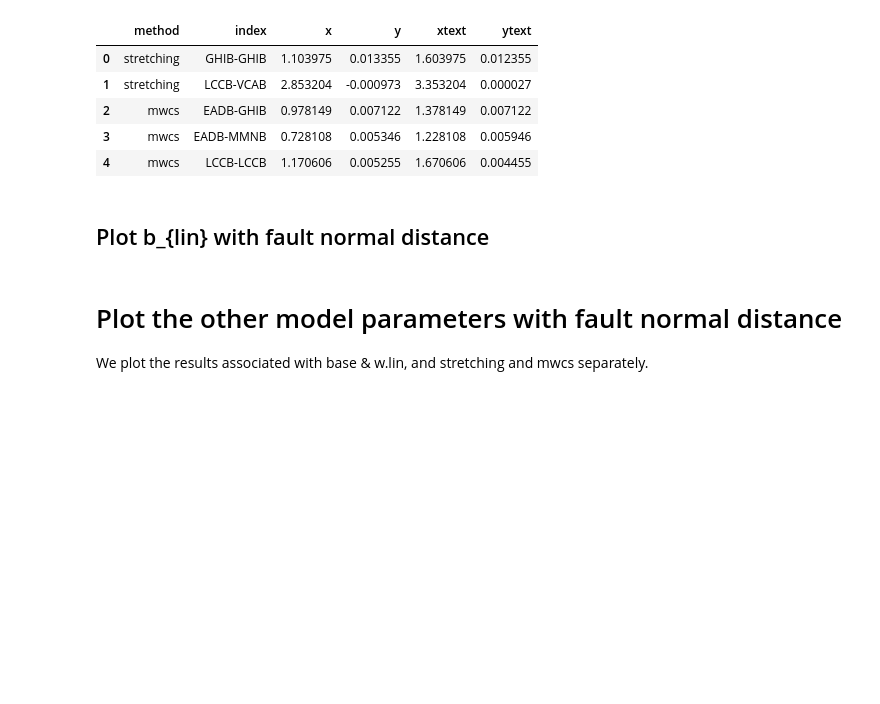
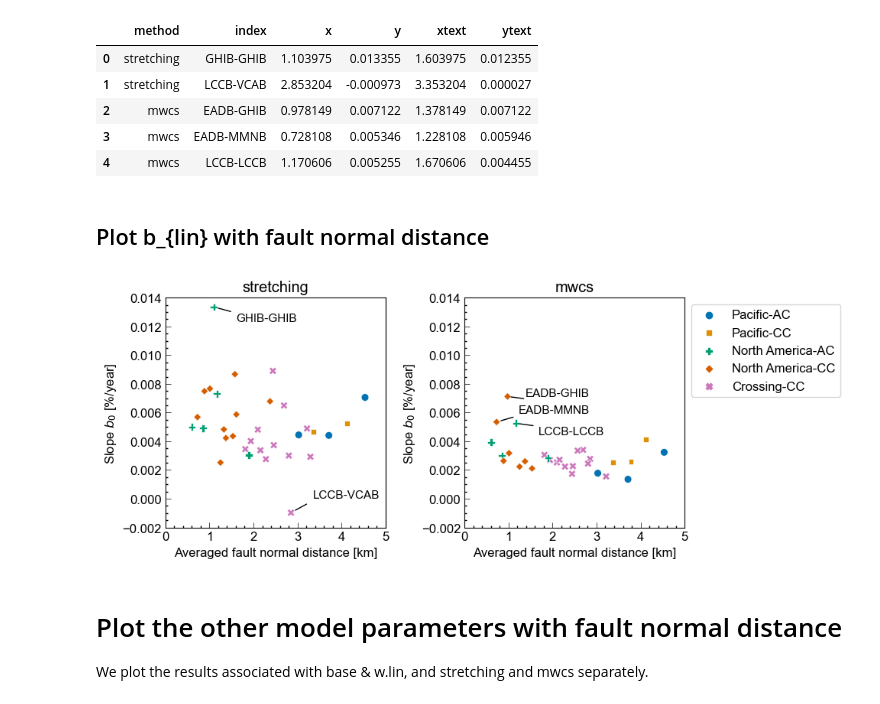
Before and after one commit to kura-okubo/SeisMonitoring_Paper, a Jupyter notebook: Post/ModelFit/code/modelfit_07_MCMC_plotstats.ipynb, the cells around one changed output. Cells and saved outputs as stored; diff of their text form; code cells hidden in the pictures; blank space fills up the shorter version.

```diff
--- a/Post/ModelFit/code/modelfit_07_MCMC_plotstats.ipynb
+++ b/Post/ModelFit/code/modelfit_07_MCMC_plotstats.ipynb
@@ -372,14 +403,14 @@ np.random.seed(20230420)
 key="a0"
 sns.boxplot(x="modelcase", y=key, hue="method",data=df_all_residuthresh, showfliers=False, palette=cpalette, ax=axs[0, 0])
 sns.stripplot(x="modelcase", y=key, hue="method", data=df_all_residuthresh, jitter=True, dodge=True, palette='dark:k', legend=None, size=js, ax=axs[0, 0])
-axs[0, 0].set_ylabel("a0")
+axs[0, 0].set_ylabel("$a_0$")
 axs[0, 0].set_ylim([-0.1, 0.05])
 
 # p1
 key="p1"
 sns.boxplot(x="modelcase", y=key, hue="method", data=df_all_residuthresh, showfliers=False, palette=cpalette, ax=axs[0, 1])
 sns.stripplot(x="modelcase", y=key, hue="method", data=df_all_residuthresh, jitter=True, dodge=True, palette='dark:k', legend=None, size=js, ax=axs[0, 1])
-axs[0, 1].set_ylabel("p1")
+axs[0, 1].set_ylabel("$p_1$")
 axs[0, 1].set_ylim([-0.01, 0.001])
 # axs[0, 1].set_yscale('log')
 
@@ -388,14 +419,14 @@ axs[0, 1].set_ylim([-0.01, 0.001])
 key="p2"
 sns.boxplot(x="modelcase", y=key, hue="method", data=df_all_residuthresh, showfliers=False, palette=cpalette, ax=axs[0, 2])
 sns.stripplot(x="modelcase", y=key, hue="method", data=df_all_residuthresh, jitter=True, dodge=True, palette='dark:k', legend=None, size=js, ax=axs[0, 2])
-axs[0, 2].set_ylabel("p2")
+axs[0, 2].set_ylabel("$p_2$")
 axs[0, 2].set_ylim([-0.0022, 0.0022])
 
 # t_shift
 key="t_{shiftdays}"
 sns.boxplot(x="modelcase", y=key, hue="method", data=df_all_residuthresh, showfliers=False, palette=cpalette, ax=axs[0, 3])
 sns.stripplot(x="modelcase", y=key, hue="method", data=df_all_residuthresh, jitter=True, dodge=True, palette='dark:k', legend=None, size=js, ax=axs[0, 3])
-axs[0, 3].set_ylabel("Temperature shift [days]")
+axs[0, 3].set_ylabel(r'$t_{0}^{shift}$ [day]')
 axs[0, 3].set_ylim([-5, 95])
 axs[0, 3].set_yticks(np.arange(0, 95, 15))
 
@@ -406,7 +437,7 @@ tmaxlimit=[1e0, 1e4]
 key="S1"
 sns.boxplot(x="modelcase", y=key, hue="method", data=df_all_residuthresh, showfliers=False, palette=cpalette, ax=axs[1, 0])
 sns.stripplot(x="modelcase", y=key, hue="method", data=df_all_residuthresh, jitter=True, dodge=True, palette='dark:k', legend=None, size=js, ax=axs[1, 0])
-axs[1, 0].set_ylabel("S1")
+axs[1, 0].set_ylabel("$s_1$")
 axs[1, 0].set_ylim(Slimit)
 
 
@@ -414,7 +445,7 @@ axs[1, 0].set_ylim(Slimit)
 key="tmax1"
 sns.boxplot(x="modelcase", y=key, hue="method", data=df_all_residuthresh, showfliers=False, palette=cpalette, ax=axs[1, 1])
 sns.stripplot(x="modelcase", y=key, hue="method", data=df_all_residuthresh, jitter=True, dodge=True, palette='dark:k', legend=None, size=js, ax=axs[1, 1])
-axs[1, 1].set_ylabel("SS Healing max time [year]")
+axs[1, 1].set_ylabel(r"$\tau_{1}^{max}$ [year]")
 axs[1, 1].set_yscale('log')
 axs[1, 1].set_ylim(tmaxlimit)
 
@@ -422,7 +453,7 @@ axs[1, 1].set_ylim(tmaxlimit)
 key="S2"
 sns.boxplot(x="modelcase", y=key, hue="method", data=df_all_residuthresh, showfliers=False, palette=cpalette, ax=axs[1, 2])
 sns.stripplot(x="modelcase", y=key, hue="method", data=df_all_residuthresh, jitter=True, dodge=True, palette='dark:k', legend=None, size=js, ax=axs[1, 2])
-axs[1, 2].set_ylabel("S2")
+axs[1, 2].set_ylabel("$s_2$")
 axs[1, 2].set_ylim(Slimit)
 
 
@@ -430,7 +461,7 @@ axs[1, 2].set_ylim(Slimit)
 key="tmax2"
 sns.boxplot(x="modelcase", y=key, hue="method", data=df_all_residuthresh, showfliers=False, palette=cpalette, ax=axs[1, 3])
 sns.stripplot(x="modelcase", y=key, hue="method", data=df_all_residuthresh, jitter=True, dodge=True, palette='dark:k', legend=None, size=js, ax=axs[1, 3])
-axs[1, 3].set_ylabel("PF Healing max time [year]")
+axs[1, 3].set_ylabel(r"$\tau_{2}^{max}$ [year]")
 axs[1, 3].set_yscale('log')
 axs[1, 3].set_ylim(tmaxlimit)
 
@@ -605,34 +636,36 @@ axs[0].set_ylim([-0.002, 0.014])
 axs[1].set_ylim([-0.002, 0.014])
 
 # plt.setp(ax, xlabel=None)
 # ax.legend()
 axs[0].get_legend().remove()
 sns.move_legend(axs[1], "upper left", bbox_to_anchor=(1, 1), title="")
 # sns.despine()
 
 for i in range(2):
     axs[i].set_xlim([0, 5])
     axs[i].set_xlabel("Averaged fault normal distance [km]")
-    axs[i].set_ylabel("Slope b [%/year]")
+    axs[i].set_ylabel("Slope $b_0$ [%/year]")
 #     axs[i].set_yscale("log")
 
 arrow_dict = dict(color="black", shrink=0.2, width=0, headwidth=0 )
 
 #---Annotate index for some outliers---#
 for index, row in df_annot_all.iterrows():
     if row["method"] == "stretching":
         figid = 0
     else:
         figid = 1
 
     axs[figid].annotate(row["index"],
                 xy = (row.x, row.y), xytext = (row.xtext, row.ytext),
                 arrowprops = arrow_dict, size = 11, horizontalalignment='left',)
 
 fig.tight_layout()
 
 foname = (output_imgdir+"/MCMC_modelparam_blin_withFaultnormaldist_{}.png".format(freqband))
 plt.savefig(foname, dpi=300, bbox_inches='tight')
+# %% [output]
+[figure, added]
 # %% [markdown]
 # Plot the other model parameters with fault normal distance
 
```
Also changed, not shown: parts of 10 cells of this notebook, 5 other files.
